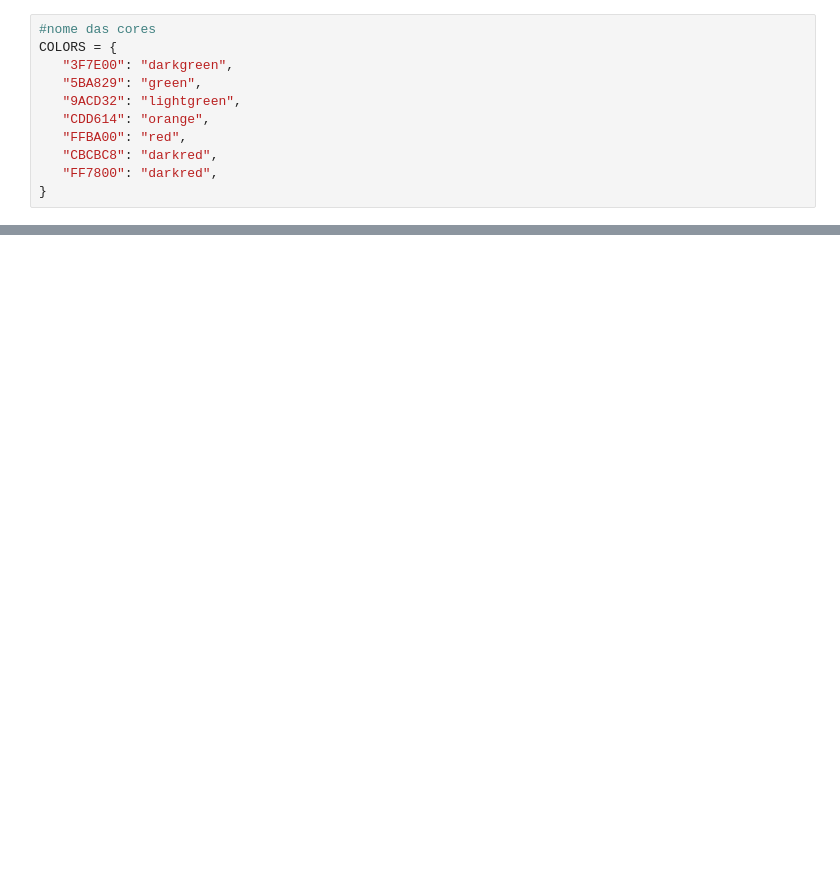
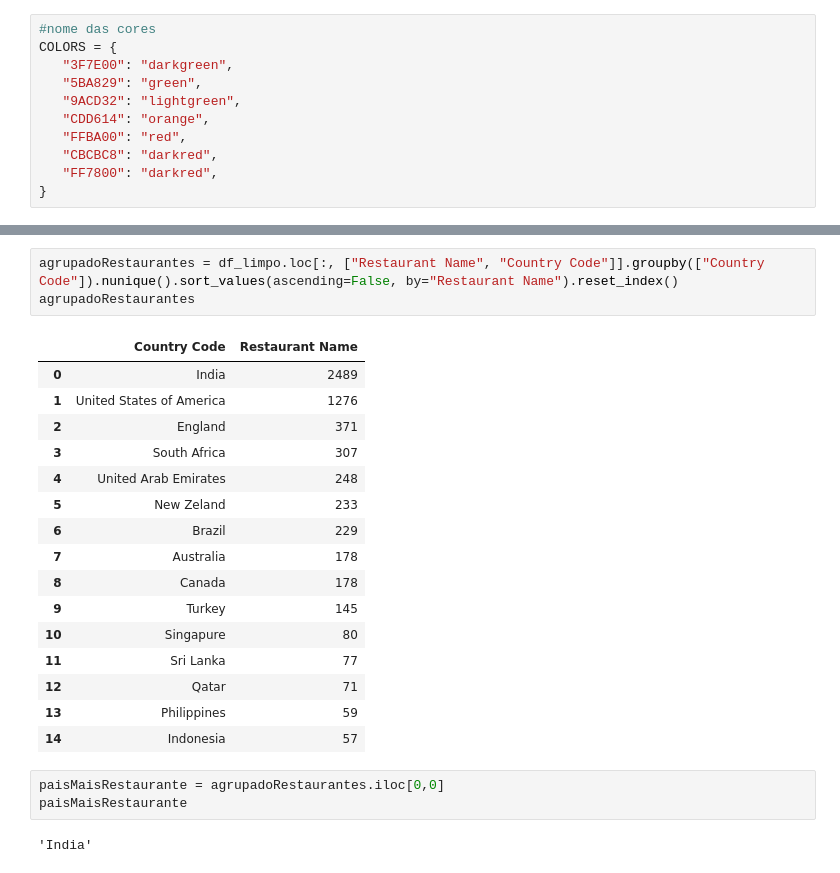
Before and after one commit to evaldocunhaf/Analise-de-dados-FTC-CDS, a Jupyter notebook: analise.ipynb, the cells around one changed output, grey strips where cells are left out. Cells and saved outputs as stored; diff of their text form; blank space fills up the shorter version.

```diff
--- a/analise.ipynb
+++ b/analise.ipynb
@@ -225,0 +343,25 @@ Name: Rating color, Length: 7527, dtype: object
+# %%
+agrupadoRestaurantes = df_limpo.loc[:, ["Restaurant Name", "Country Code"]].groupby(["Country Code"]).nunique().sort_values(ascending=False, by="Restaurant Name").reset_index()
+agrupadoRestaurantes
+# %% [output]
+|  | Country Code | Restaurant Name |
+| 0 | India | 2489 |
+| 1 | United States of America | 1276 |
+| 2 | England | 371 |
+| 3 | South Africa | 307 |
+| 4 | United Arab Emirates | 248 |
+| 5 | New Zeland | 233 |
+| 6 | Brazil | 229 |
+| 7 | Australia | 178 |
+| 8 | Canada | 178 |
+| 9 | Turkey | 145 |
+| 10 | Singapure | 80 |
+| 11 | Sri Lanka | 77 |
+| 12 | Qatar | 71 |
+| 13 | Philippines | 59 |
+| 14 | Indonesia | 57 |
+# %%
+paisMaisRestaurante = agrupadoRestaurantes.iloc[0,0]
+paisMaisRestaurante
+# %% [output]
+'India'
```
Also changed, not shown: parts of 37 cells of this notebook, 1 other file.
